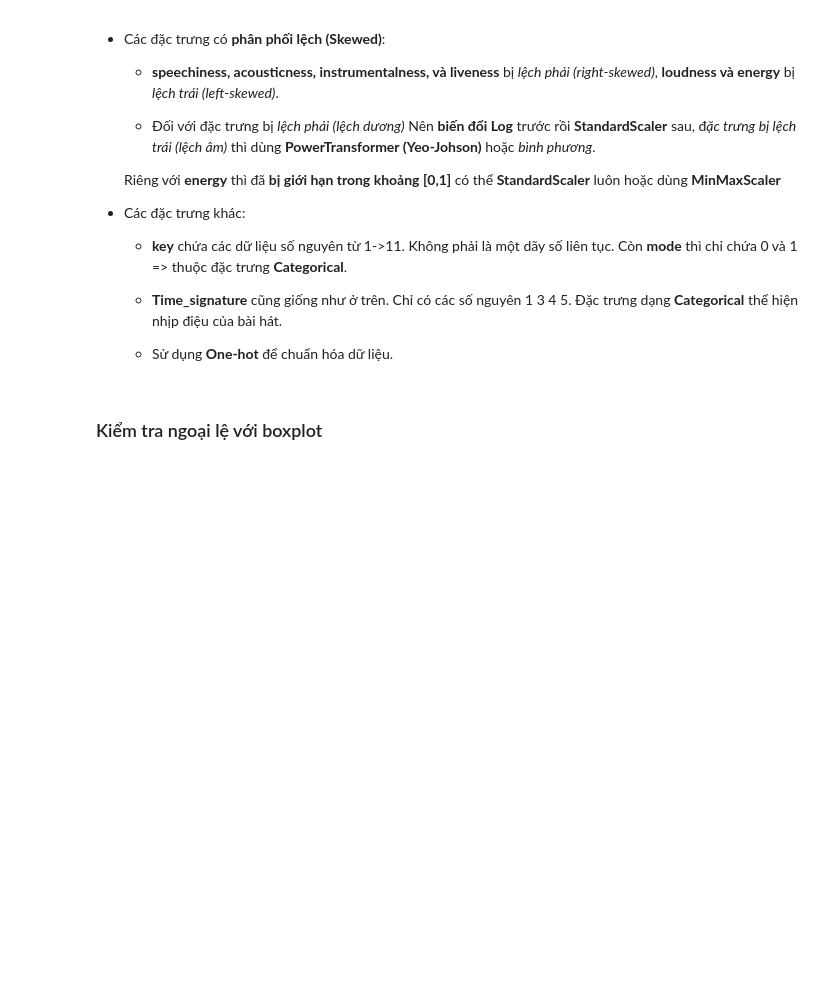
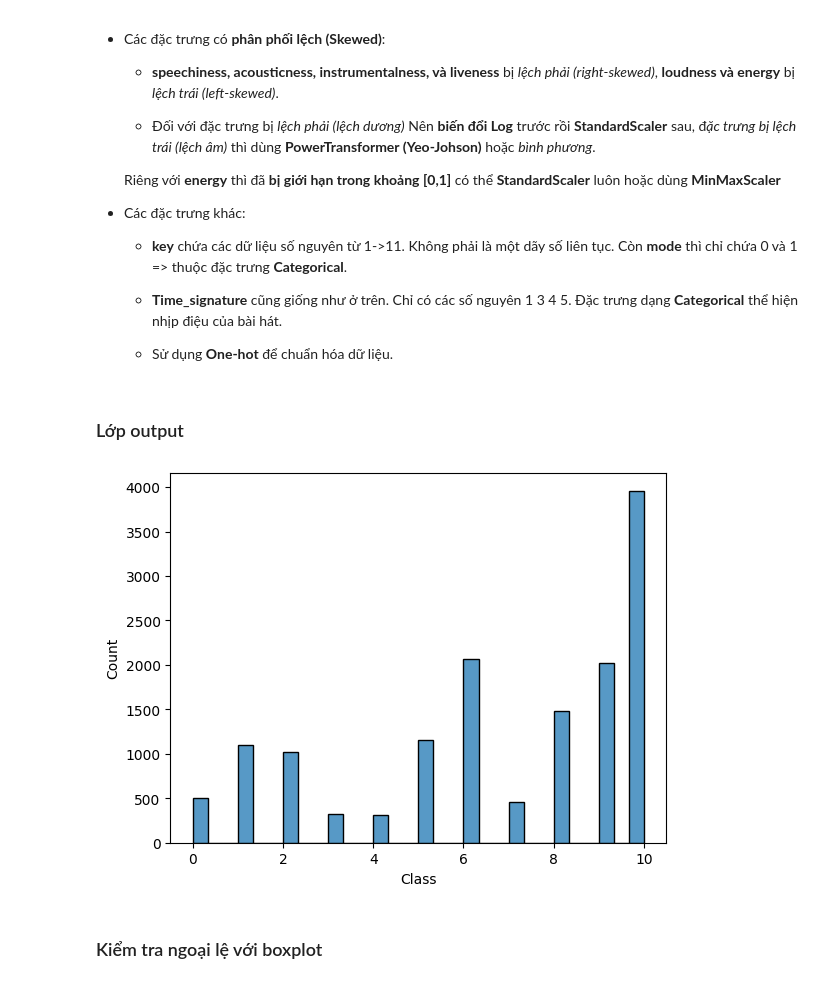
Before and after one commit to Deku6305/sgu2025-2026_ML_basic_nhom3changlinhngulam, a Jupyter notebook: challenge/MusicGenreClassification/eda/eda2_ChangeComment.ipynb, the cells around one changed output. Saved outputs shown, nothing was run; the diff lists cells and outputs as text; code cells hidden in the pictures; blank space fills up the shorter version.

Commit message:
modified:   challenge/MusicGenreClassification/eda/eda2_ChangeComment.ipynb 	new file:   challenge/MusicGenreClassification/graphs/classHist.png

```diff
--- a/challenge/MusicGenreClassification/eda/eda2_ChangeComment.ipynb
+++ b/challenge/MusicGenreClassification/eda/eda2_ChangeComment.ipynb
@@ -183,6 +183,14 @@ array([ 9., 11.,  7., nan,  6.,  1.,  5., 10.,  4.,  2.,  3.,  8.])
     - **Time_signature** cũng giống như ở trên. Chỉ có các số nguyên 1 3 4 5. Đặc trưng dạng **Categorical** thể hiện nhịp điệu của bài hát.
 
     - Sử dụng **One-hot** để chuẩn hóa dữ liệu.
+# %% [markdown]
+### Lớp output
+# %%
+sns.histplot(train['Class'], bins=30)
+plt.savefig("../graphs/classHist.png")
+plt.show()
+# %% [output]
+[figure, added]
 # %% [markdown]
 ### Kiểm tra ngoại lệ với boxplot
 # %%
```
Also changed, not shown: parts of 1 cell of this notebook, 1 other file.
